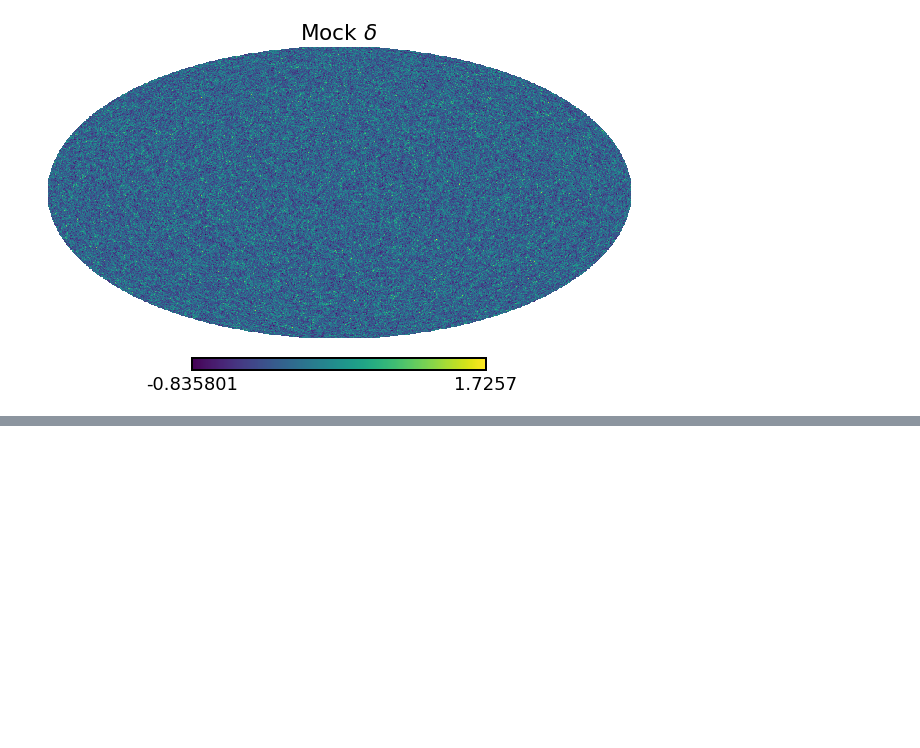
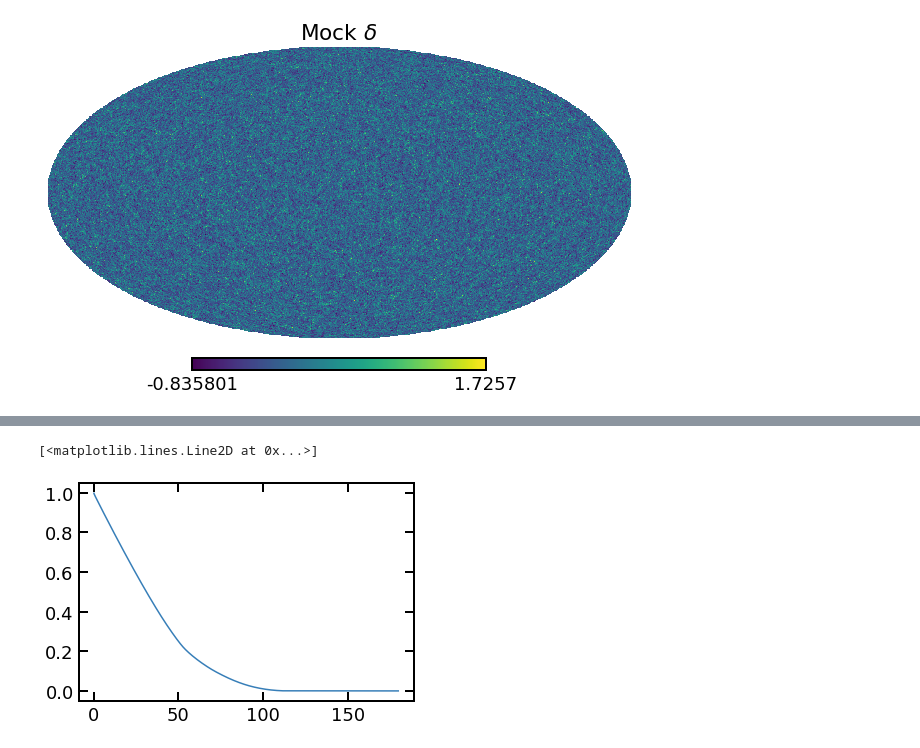
Before and after one commit to mehdirezaie/LSSutils, a Jupyter notebook: notebooks/LognormalFlask.ipynb, the cells around one changed output, grey strips where cells are left out. Cells and saved outputs as stored; diff of their text form; code cells hidden in the pictures; blank space fills up the shorter version.

```diff
--- a/notebooks/LognormalFlask.ipynb
+++ b/notebooks/LognormalFlask.ipynb
@@ -59,0 +80,20 @@ Text(0.5, 0, 'Mock $\\delta$')
+# %%
+# mask
+
+dt = ft.read('/home/mehdi/data/rongpu/imaging_sys/tables/nlrg_features_bmzls_256.fits')
+mask_ = make_hp(256, dt['hpix'], 1.0) > 0.5
+mask = hp.ud_grade(mask_, 1024)
+weight = mask * 1.0
+
+noise = 5.247718593589074e-07
+el_m = np.arange(2*1024)
+wd = WindowSHT(weight, mask, el_m, ngauss=2*1024)
+cl_model_noise = cl_model[:, 1]+noise
+cl_model_wind_noise = wd.convolve(cl_model[:, 0], cl_model[:, 1])+noise
+# %%
+plt.plot(np.arccos(wd.x)*180./np.pi, wd.xi_mask)
+# plt.xscale('log')
+# plt.yscale('log')
+# %% [output]
+[<matplotlib.lines.Line2D at 0x...>]
+[figure, added]
```
Also changed, not shown: parts of 54 cells of this notebook, 19 other files.
